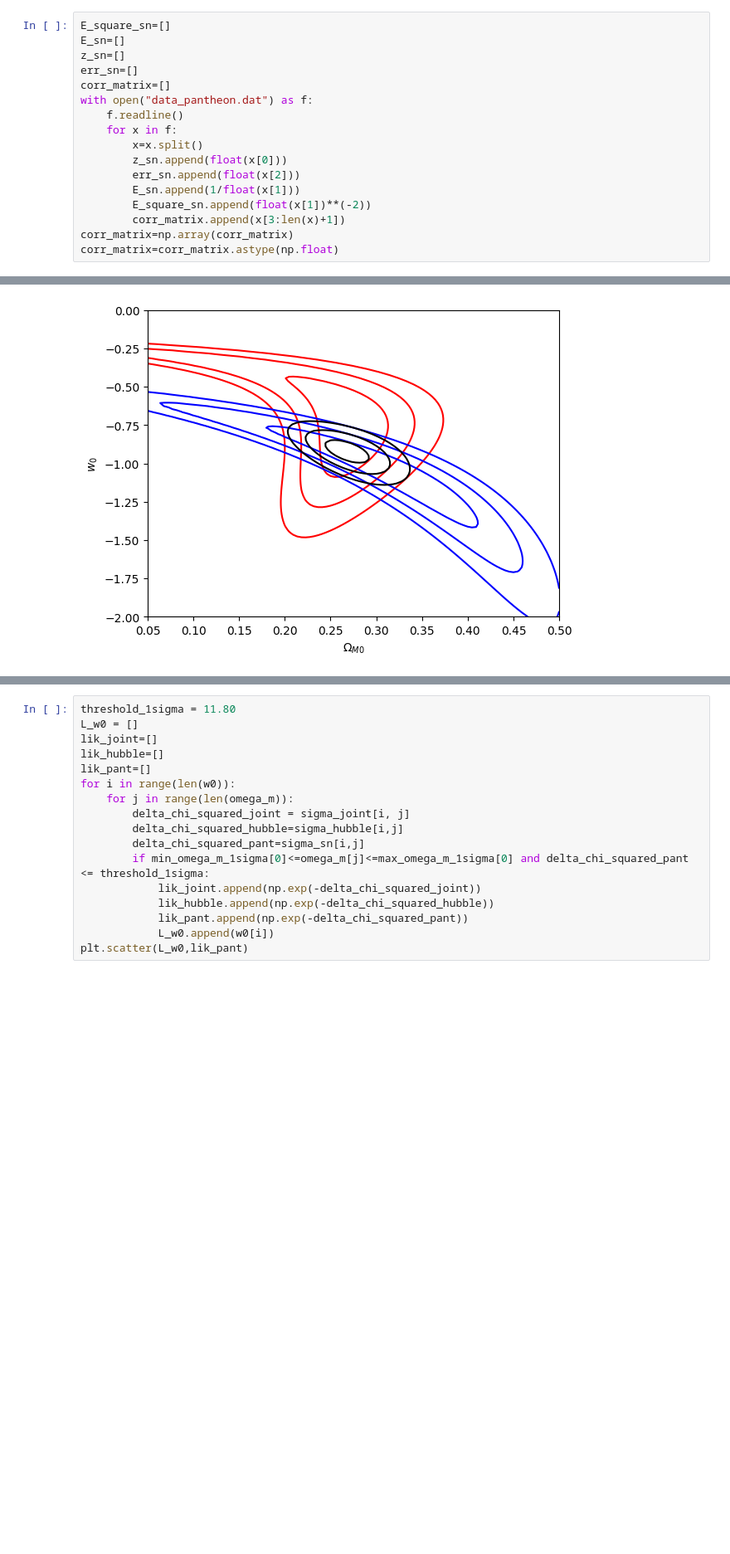
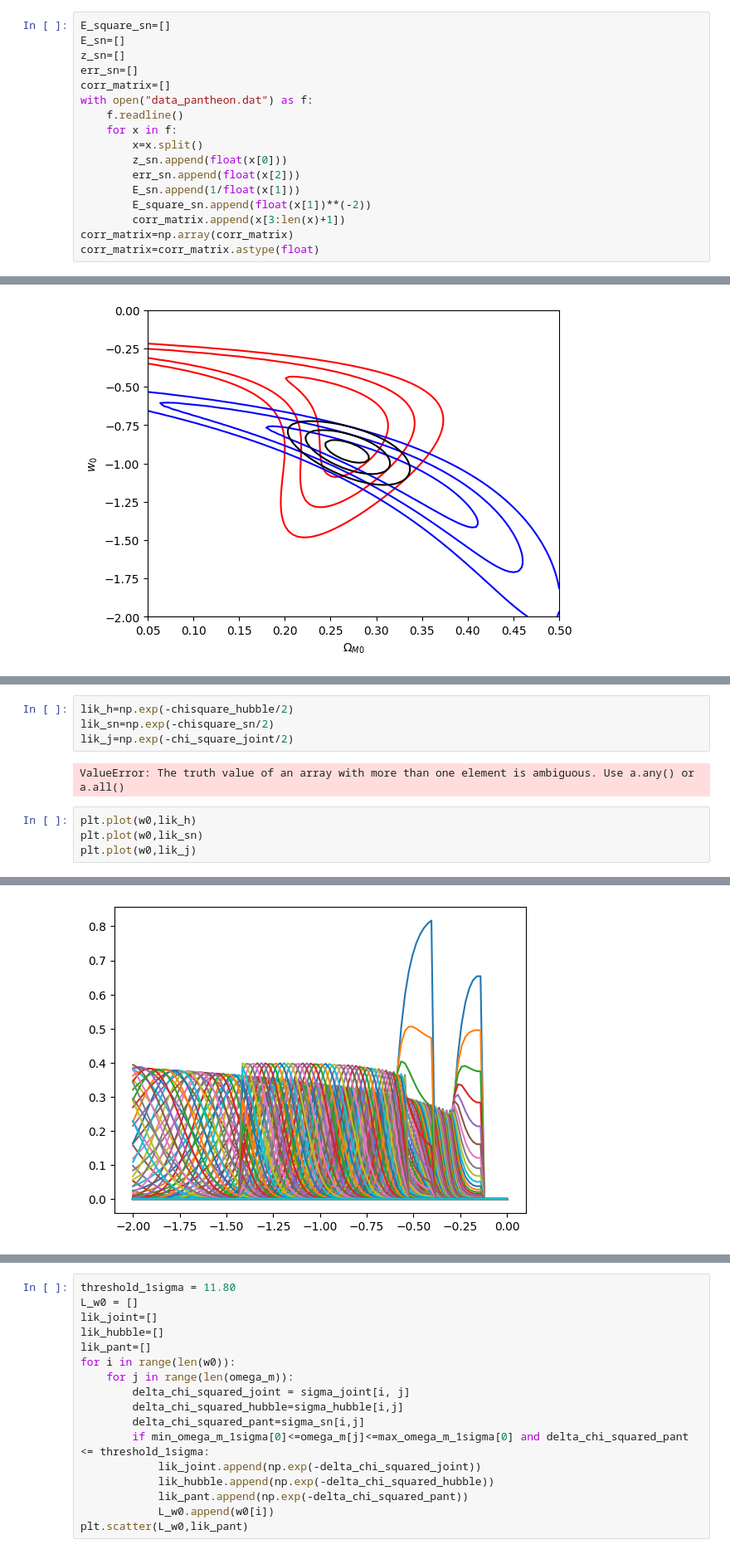
Before and after one commit to Parracho/IE, a Jupyter notebook: Project/Code/paper.ipynb, the cells around one changed output, grey strips where cells are left out. Shown at 83% size. Drawn from its saved outputs; the diff is of its cells as text; blank space fills up the shorter version.

```diff
--- a/Project/Code/paper.ipynb
+++ b/Project/Code/paper.ipynb
@@ -38,4 +39,4 @@ with open("data_pantheon.dat") as f:
         E_square_sn.append(float(x[1])**(-2))
         corr_matrix.append(x[3:len(x)+1])
 corr_matrix=np.array(corr_matrix)
-corr_matrix=corr_matrix.astype(np.float)
+corr_matrix=corr_matrix.astype(float)
@@ -319,0 +326,11 @@ Text(0, 0.5, '$w_0$')
+# %%
+lik_h=np.exp(-chisquare_hubble/2)
+lik_sn=np.exp(-chisquare_sn/2)
+lik_j=np.exp(-chi_square_joint/2)
+# %% [output]
+ValueError: The truth value of an array with more than one element is ambiguous. Use a.any() or a.all()
+# %%
+plt.plot(w0,lik_h)
+plt.plot(w0,lik_sn)
+plt.plot(w0,lik_j)
+# %% [output]
@@ -319,0 +354 @@ Text(0, 0.5, '$w_0$')
+[figure, added]
```
Also changed, not shown: parts of 5 cells of this notebook, 3 other files.
